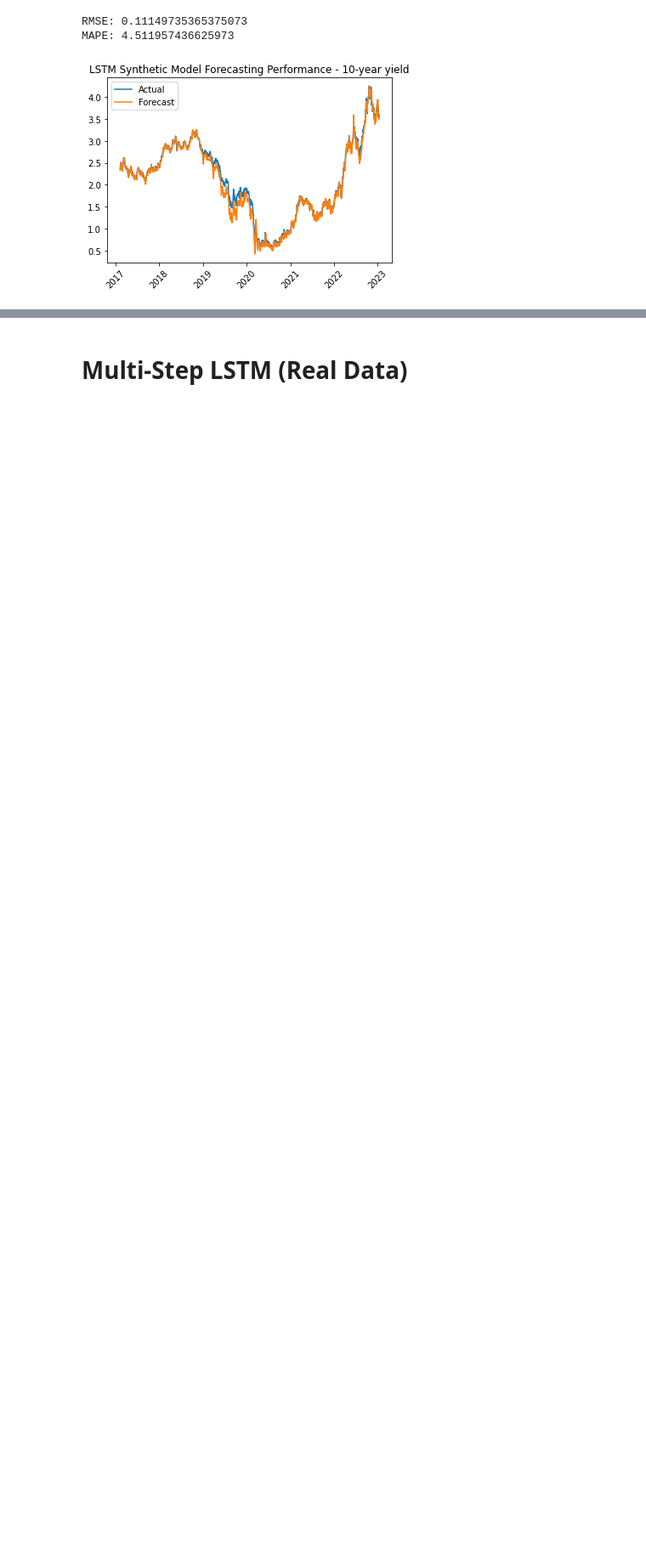
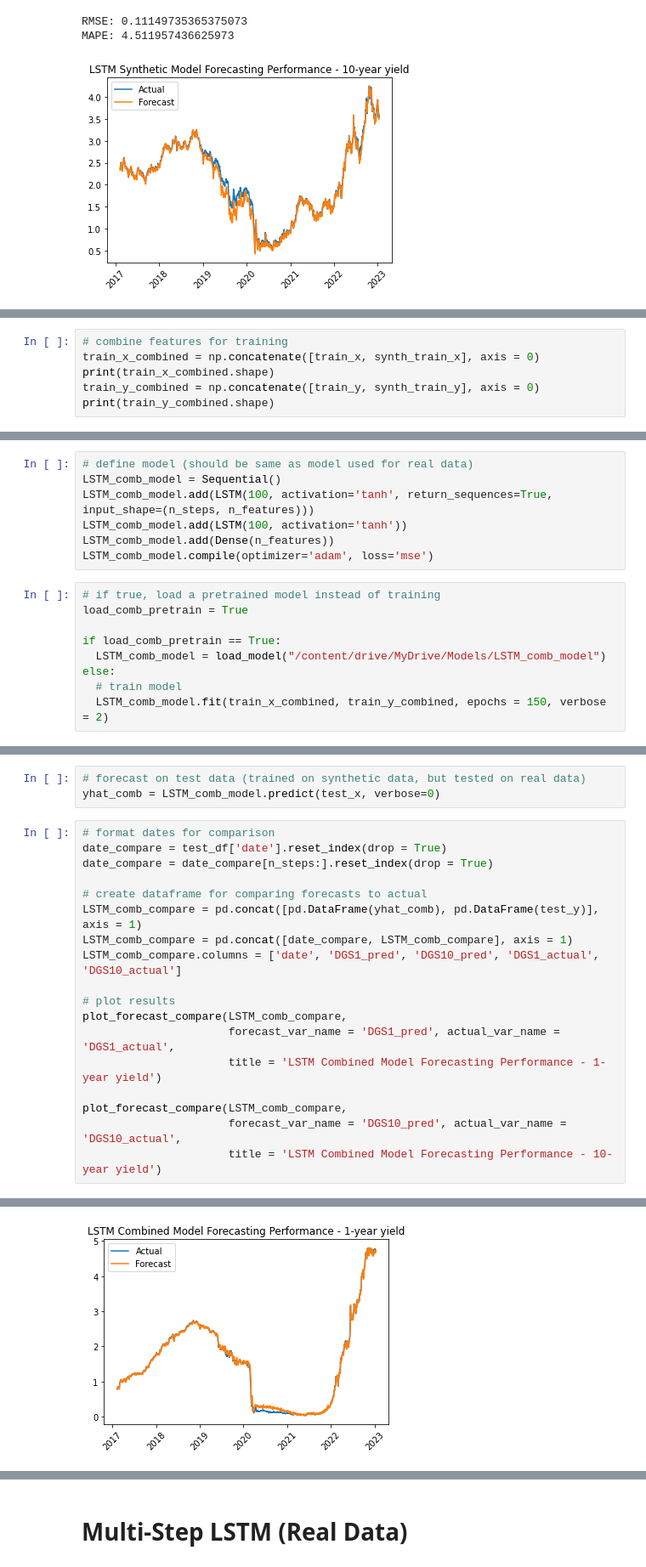
Before and after one commit to sdannels/synthetic_time_series_forecasting, a Jupyter notebook: synthetic_forecasts.ipynb, the cells around one changed output, grey strips where cells are left out. Shown at 85% size. Drawn from its saved outputs; the diff is of its cells as text; blank space fills up the shorter version.

Commit message:
Added models trained on combined data

```diff
--- a/synthetic_forecasts.ipynb
+++ b/synthetic_forecasts.ipynb
@@ -363,0 +368,6 @@ MAPE: 4.511957436625973
+# %%
+# combine features for training
+train_x_combined = np.concatenate([train_x, synth_train_x], axis = 0)
+print(train_x_combined.shape)
+train_y_combined = np.concatenate([train_y, synth_train_y], axis = 0)
+print(train_y_combined.shape)
@@ -363,0 +377,16 @@ MAPE: 4.511957436625973
+# %%
+# define model (should be same as model used for real data)
+LSTM_comb_model = Sequential()
+LSTM_comb_model.add(LSTM(100, activation='tanh', return_sequences=True, input_shape=(n_steps, n_features)))
+LSTM_comb_model.add(LSTM(100, activation='tanh'))
+LSTM_comb_model.add(Dense(n_features))
+LSTM_comb_model.compile(optimizer='adam', loss='mse')
+# %%
+# if true, load a pretrained model instead of training
+load_comb_pretrain = True
+
+if load_comb_pretrain == True:
+  LSTM_comb_model = load_model("/content/drive/MyDrive/Models/LSTM_comb_model")
+else:
+  # train model
+  LSTM_comb_model.fit(train_x_combined, train_y_combined, epochs = 150, verbose = 2)
@@ -363,0 +416,22 @@ MAPE: 4.511957436625973
+# %%
+# forecast on test data (trained on synthetic data, but tested on real data)
+yhat_comb = LSTM_comb_model.predict(test_x, verbose=0)
+# %%
+# format dates for comparison
+date_compare = test_df['date'].reset_index(drop = True)
+date_compare = date_compare[n_steps:].reset_index(drop = True)
+
+# create dataframe for comparing forecasts to actual
+LSTM_comb_compare = pd.concat([pd.DataFrame(yhat_comb), pd.DataFrame(test_y)], axis = 1)
+LSTM_comb_compare = pd.concat([date_compare, LSTM_comb_compare], axis = 1)
+LSTM_comb_compare.columns = ['date', 'DGS1_pred', 'DGS10_pred', 'DGS1_actual', 'DGS10_actual']
+
+# plot results
+plot_forecast_compare(LSTM_comb_compare,
+                      forecast_var_name = 'DGS1_pred', actual_var_name = 'DGS1_actual',
+                      title = 'LSTM Combined Model Forecasting Performance - 1-year yield')
+
+plot_forecast_compare(LSTM_comb_compare,
+                      forecast_var_name = 'DGS10_pred', actual_var_name = 'DGS10_actual',
+                      title = 'LSTM Combined Model Forecasting Performance - 10-year yield')
+# %% [output]
@@ -363,0 +440 @@ MAPE: 4.511957436625973
+[figure, added]
```
Also changed, not shown: parts of 16 cells of this notebook.
